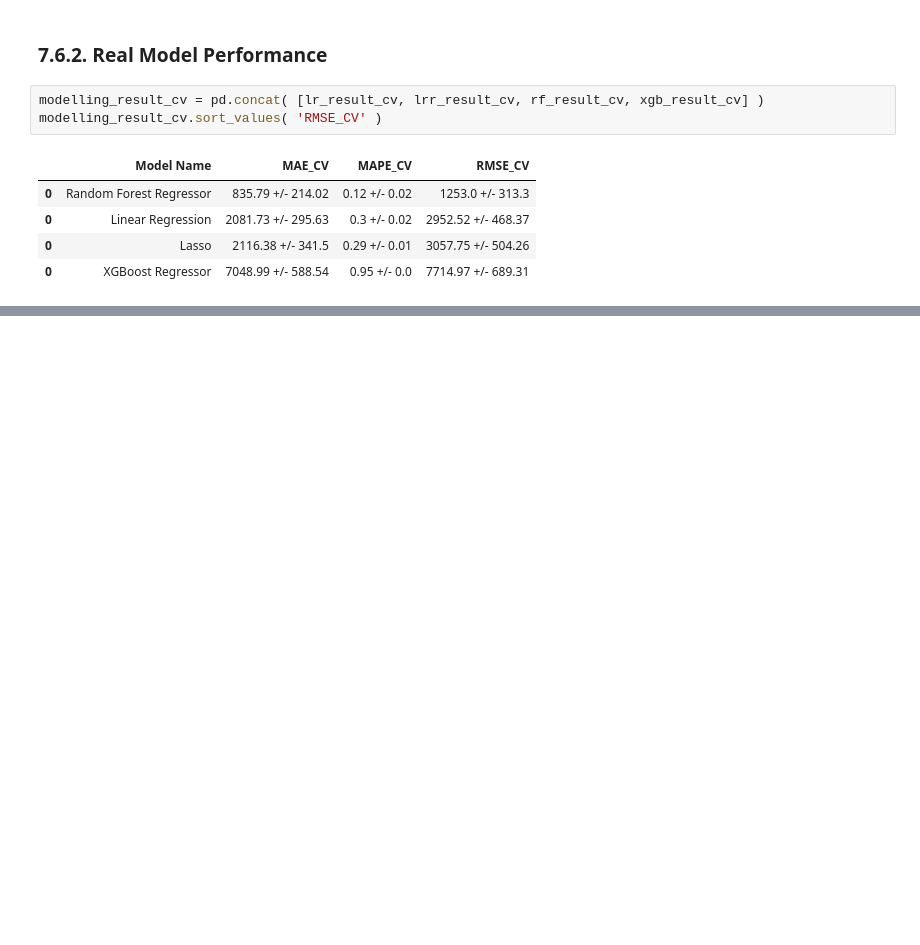
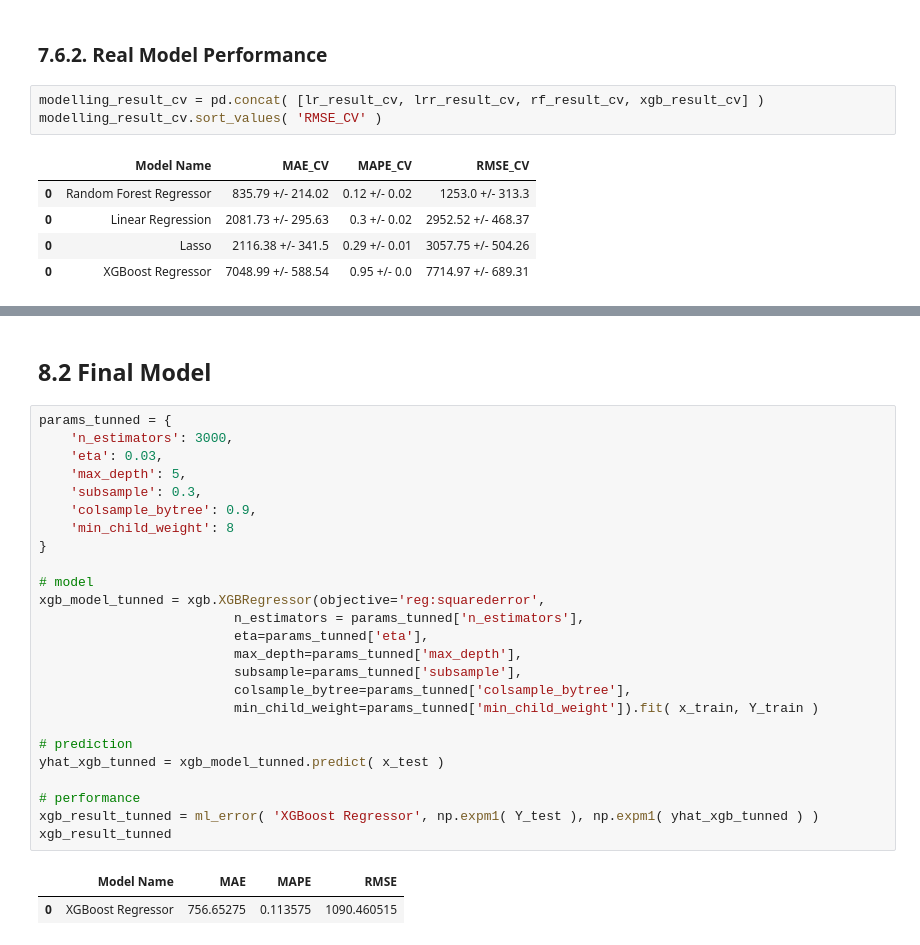
Before and after one commit to emidiovaleretto/rossmann-sales-prediction, a Jupyter notebook: Store_Sales_Prediction.ipynb, the cells around one changed output, grey strips where cells are left out. Saved outputs shown, nothing was run; the diff lists cells and outputs as text; blank space fills up the shorter version.

```diff
--- a/Store_Sales_Prediction.ipynb
+++ b/Store_Sales_Prediction.ipynb
@@ -1273,0 +1332,30 @@ modelling_result_cv.sort_values( 'RMSE_CV' )
+# %% [markdown]
+## 8.2 Final Model
+# %%
+params_tunned = {
+    'n_estimators': 3000,
+    'eta': 0.03,
+    'max_depth': 5,
+    'subsample': 0.3,
+    'colsample_bytree': 0.9,
+    'min_child_weight': 8
+}
+
+# model
+xgb_model_tunned = xgb.XGBRegressor(objective='reg:squarederror',
+                         n_estimators = params_tunned['n_estimators'],
+                         eta=params_tunned['eta'],
+                         max_depth=params_tunned['max_depth'],
+                         subsample=params_tunned['subsample'],
+                         colsample_bytree=params_tunned['colsample_bytree'],
+                         min_child_weight=params_tunned['min_child_weight']).fit( x_train, Y_train )
+
+# prediction
+yhat_xgb_tunned = xgb_model_tunned.predict( x_test )
+
+# performance
+xgb_result_tunned = ml_error( 'XGBoost Regressor', np.expm1( Y_test ), np.expm1( yhat_xgb_tunned ) )
+xgb_result_tunned
+# %% [output]
+|  | Model Name | MAE | MAPE | RMSE |
+| 0 | XGBoost Regressor | 756.65275 | 0.113575 | 1090.460515 |
```
Also changed, not shown: parts of 8 cells of this notebook.
